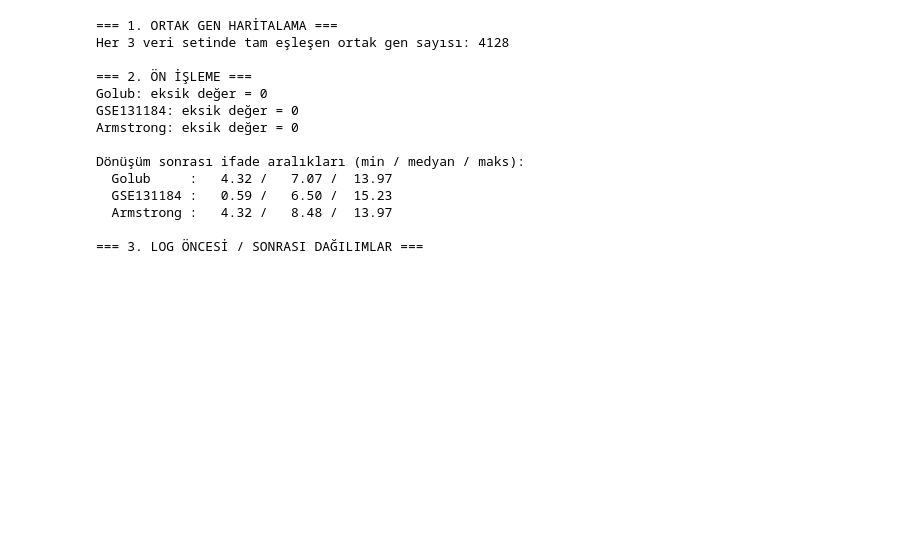
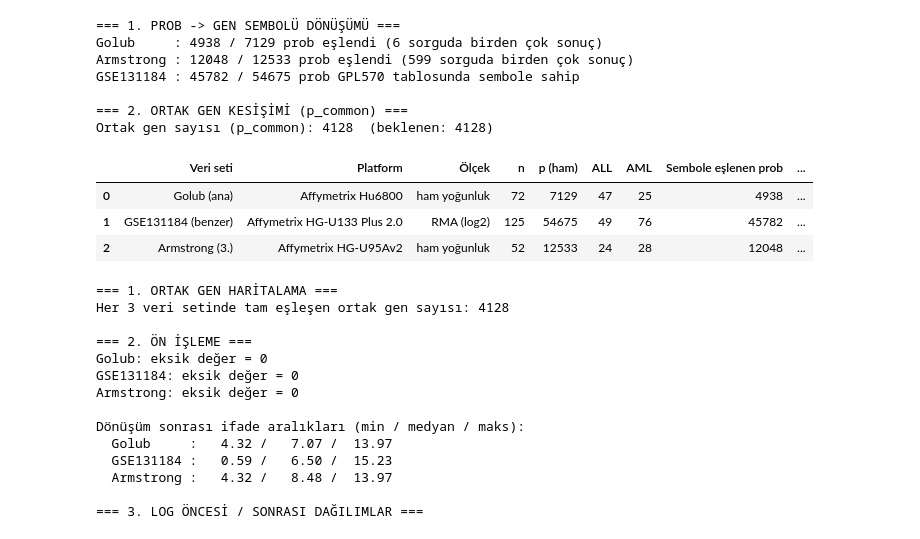
Before and after one commit to iberil/leukemia-gene-expression-analysis, a Jupyter notebook: Golub_ALL_AML_EDA_and_Preprocessing.ipynb, the cells around one changed output. Cells and saved outputs as stored; diff of their text form; code cells hidden in the pictures; blank space fills up the shorter version.

```diff
--- a/Golub_ALL_AML_EDA_and_Preprocessing.ipynb
+++ b/Golub_ALL_AML_EDA_and_Preprocessing.ipynb
@@ -357 +287,78 @@ Armstrong -9268.0 357.675 49984.0
+# %%
+# Hücre 5: Prob -> HUGO gen sembolü eşleme, ortak gen kesişimi (p_common) ve veri seti özet tablosu
+import mygene
+
+logging.getLogger("biothings.client").setLevel(logging.ERROR)  # sorgu ilerleme satırlarını gizle
+mg = mygene.MyGeneInfo()
+
+def map_probes_to_symbols(probe_ids, query_ids, scopes):
+    """Prob -> gen sembolü sözlüğü. Bir sorguya birden fazla sonuç dönerse MyGene'in
+    sıraladığı ilk sembol alınır. Eşleşme istatistiklerini de döndürür."""
+    uniq = list(dict.fromkeys(query_ids))
+    res = mg.querymany(uniq, scopes=scopes, fields="symbol", species="human",
+                       as_dataframe=True, verbose=False)
+    if "symbol" not in res.columns:
+        return {}, {"eslesen": 0, "belirsiz": 0}
+    first = res["symbol"].dropna().groupby(level=0).first()
+    n_belirsiz = int(res.index[res.index.duplicated()].nunique())  # birden çok sonuç dönen sorgu sayısı
+    mapping = {p: str(first[q]).upper().strip()
+               for p, q in zip(probe_ids, query_ids) if q in first.index}
+    return mapping, {"eslesen": len(mapping), "belirsiz": n_belirsiz}
+
+print("=== 1. PROB -> GEN SEMBOLÜ DÖNÜŞÜMÜ ===")
+
+# --- Golub: prob adı 'ACCESSION_at' biçiminde, erişim numarası ile sorgulanır ---
+raw_golub_probes = list(X_golub.columns)
+clean_acc_golub = [str(p).split("_")[0].split("/")[0].strip() for p in raw_golub_probes]
+prob_to_symbol_golub, st_g = map_probes_to_symbols(raw_golub_probes, clean_acc_golub,
+                                                    "accession,reporter,symbol")
+print(f"Golub     : {st_g['eslesen']} / {len(raw_golub_probes)} prob eşlendi "
+      f"({st_g['belirsiz']} sorguda birden çok sonuç)")
+
+# --- Armstrong (HG-U95Av2): prob kimliği ile sorgulanır ---
+probes_3rd = list(X_gse3.columns)
+prob_to_symbol_3rd, st_a = map_probes_to_symbols(probes_3rd, probes_3rd,
+                                                  "reporter,accession,symbol")
+print(f"Armstrong : {st_a['eslesen']} / {len(probes_3rd)} prob eşlendi "
+      f"({st_a['belirsiz']} sorguda birden çok sonuç)")
+
+# --- GSE131184: GPL570 açıklama tablosundan (hücre 3) ---
+print(f"GSE131184 : {len(prob_to_gene_gse2)} / {X_gse2.shape[1]} prob GPL570 tablosunda sembole sahip")
+
+golub_gene_symbols = set(prob_to_symbol_golub.values())
+gse3_genes = set(prob_to_symbol_3rd.values())
+gse2_genes = {str(v).upper().strip() for v in prob_to_gene_gse2.values()}
+
+print("\n=== 2. ORTAK GEN KESİŞİMİ (p_common) ===")
+gecersiz = {"", "NAN", "---"}
+p_common_set = (golub_gene_symbols & gse2_genes & gse3_genes) - gecersiz
+p_common_list = sorted(p_common_set)
+print(f"Ortak gen sayısı (p_common): {len(p_common_list)}  (beklenen: 4128)")
+
+# --- Rehberin istenen yan yana özet tablo ---
+summary_df_final = pd.DataFrame({
+    "Veri seti": ["Golub (ana)", "GSE131184 (benzer)", "Armstrong (3.)"],
+    "Platform": ["Affymetrix Hu6800", "Affymetrix HG-U133 Plus 2.0", "Affymetrix HG-U95Av2"],
+    "Ölçek": ["ham yoğunluk", "RMA (log2)", "ham yoğunluk"],
+    "n": [X_golub.shape[0], X_gse2.shape[0], X_gse3.shape[0]],
+    "p (ham)": [X_golub.shape[1], X_gse2.shape[1], X_gse3.shape[1]],
+    "ALL": [(y_golub == 0).sum(), (y_gse2 == 0).sum(), (y_gse3 == 0).sum()],
+    "AML": [(y_golub == 1).sum(), (y_gse2 == 1).sum(), (y_gse3 == 1).sum()],
+    "Sembole eşlenen prob": [st_g["eslesen"], len(prob_to_gene_gse2), st_a["eslesen"]],
+    "Ortak gen (p_common)": [len(p_common_list)] * 3,
+})
+display(summary_df_final)
+summary_df_final.to_csv("tablo_veri_setleri.csv", index=False)
+# %% [output]
+=== 1. PROB -> GEN SEMBOLÜ DÖNÜŞÜMÜ ===
+Golub     : 4938 / 7129 prob eşlendi (6 sorguda birden çok sonuç)
+Armstrong : 12048 / 12533 prob eşlendi (599 sorguda birden çok sonuç)
+GSE131184 : 45782 / 54675 prob GPL570 tablosunda sembole sahip
+
+=== 2. ORTAK GEN KESİŞİMİ (p_common) ===
+Ortak gen sayısı (p_common): 4128  (beklenen: 4128)
+|  | Veri seti | Platform | Ölçek | n | p (ham) | ALL | AML | Sembole eşlenen prob | ... |
+| 0 | Golub (ana) | Affymetrix Hu6800 | ham yoğunluk | 72 | 7129 | 47 | 25 | 4938 | ... |
+| 1 | GSE131184 (benzer) | Affymetrix HG-U133 Plus 2.0 | RMA (log2) | 125 | 54675 | 49 | 76 | 45782 | ... |
+| 2 | Armstrong (3.) | Affymetrix HG-U95Av2 | ham yoğunluk | 52 | 12533 | 24 | 28 | 12048 | ... |
 # %%
```
Also changed, not shown: parts of 11 cells of this notebook.
